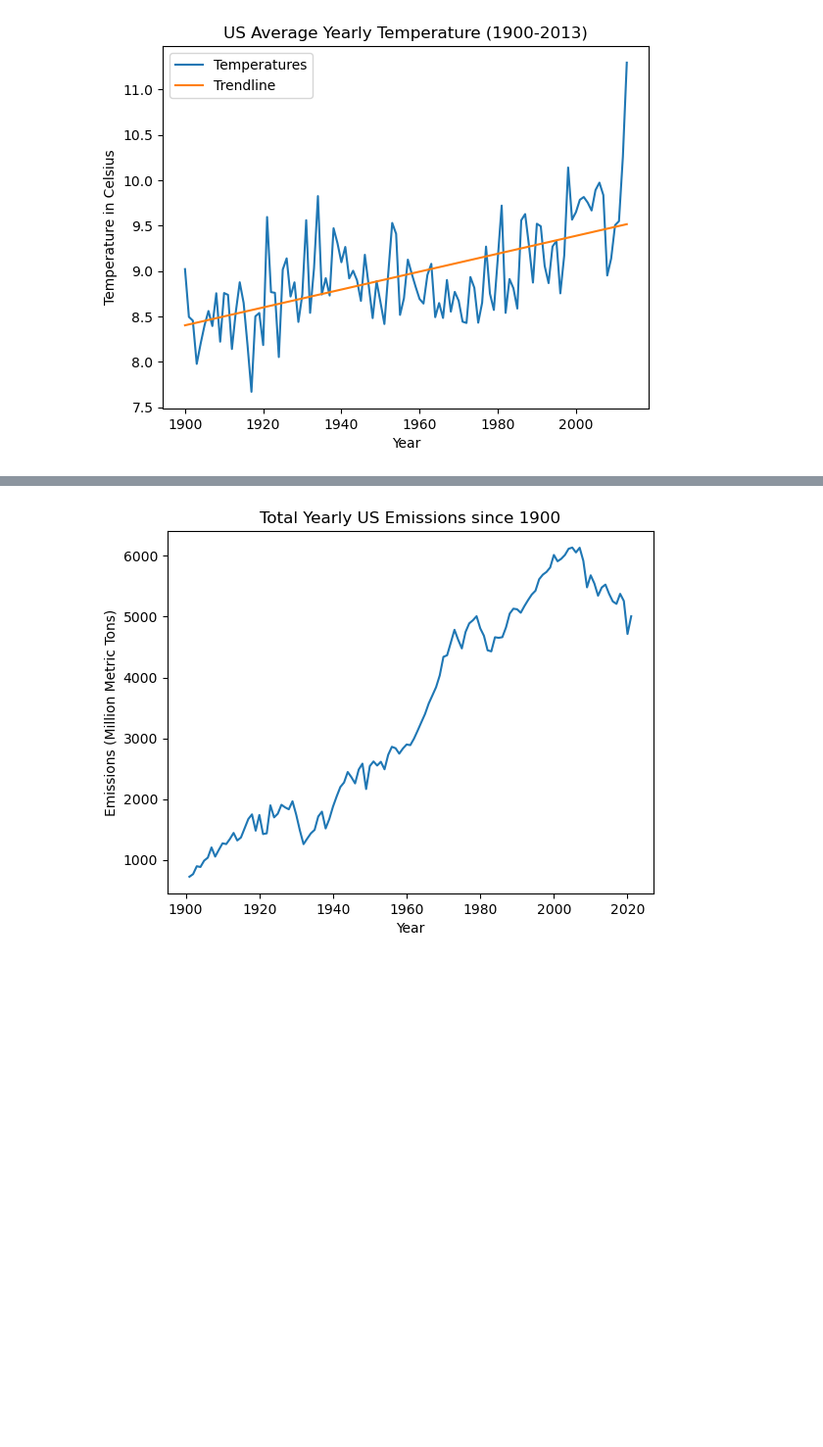
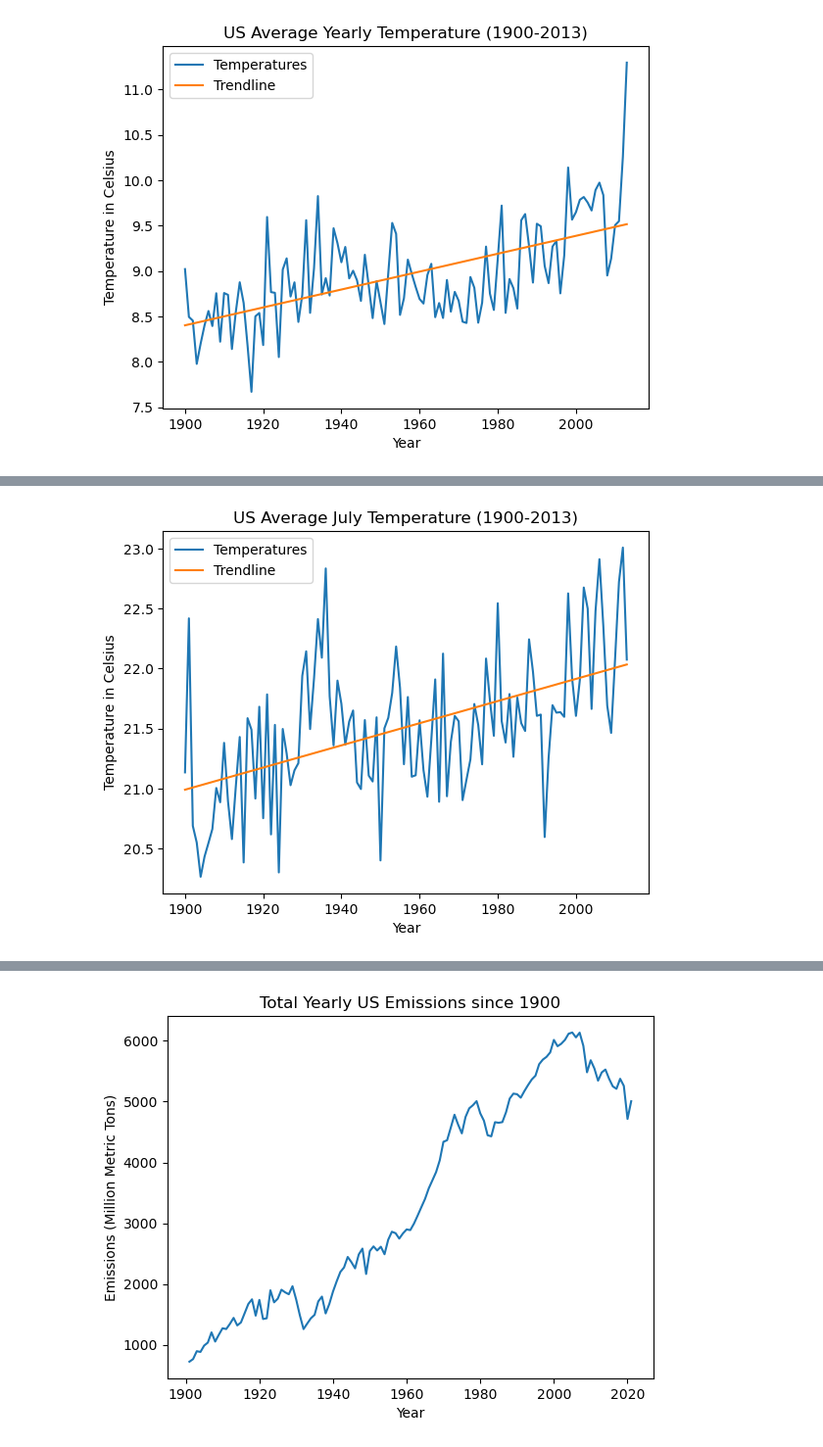
Before and after one commit to Salmatahlil/Capstone, a Jupyter notebook: InitialEDA.ipynb, the cells around one changed output, grey strips where cells are left out. Shown at 98% size. Cells and saved outputs as stored; diff of their text form; code cells hidden in the pictures; blank space fills up the shorter version.

```diff
--- a/InitialEDA.ipynb
+++ b/InitialEDA.ipynb
@@ -72,0 +133,14 @@ plt.legend(["Temperatures", "Trendline"]);
+# %%
+plt.plot(july_temps["year"], july_temps["AverageTemperature"])
+plt.title("US Average July Temperature (1900-2013)")
+plt.xlabel("Year")
+plt.ylabel("Temperature in Celsius")
+
+z = np.polyfit(july_temps["year"], july_temps["AverageTemperature"], 1)
+p = np.poly1d(z)
+
+plt.plot(july_temps["year"], p(july_temps["year"]))
+
+plt.legend(["Temperatures", "Trendline"]);
+# %% [output]
+[figure, added]
```
Also changed, not shown: parts of 20 cells of this notebook.
